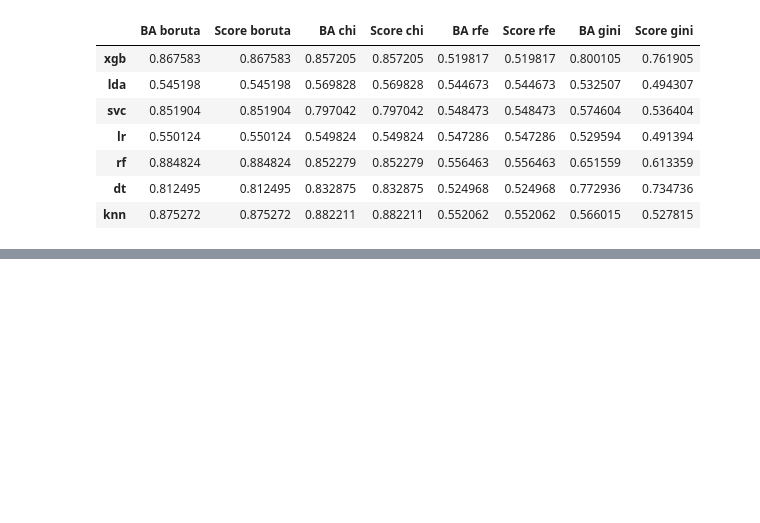
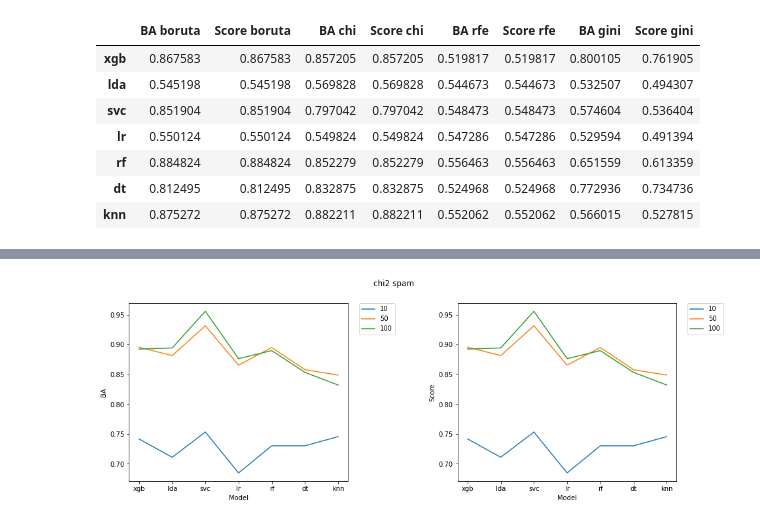
Before and after one commit to kaczmareka/aml_project2, a Jupyter notebook: data_read_with_boruta.ipynb, the cells around one changed output, grey strips where cells are left out. Cells and saved outputs as stored; diff of their text form; code cells hidden in the pictures; blank space fills up the shorter version.

```diff
--- a/data_read_with_boruta.ipynb
+++ b/data_read_with_boruta.ipynb
@@ -402,0 +509,4 @@ all_results_spam
+# %%
+search_best_features([10, 50, 100], 'chi2', spam_train_X, spam_train_y, spam_val_X, spam_val_y, 'spam')
+# %% [output]
+[figure, added]
```
Also changed, not shown: parts of 17 cells of this notebook.
